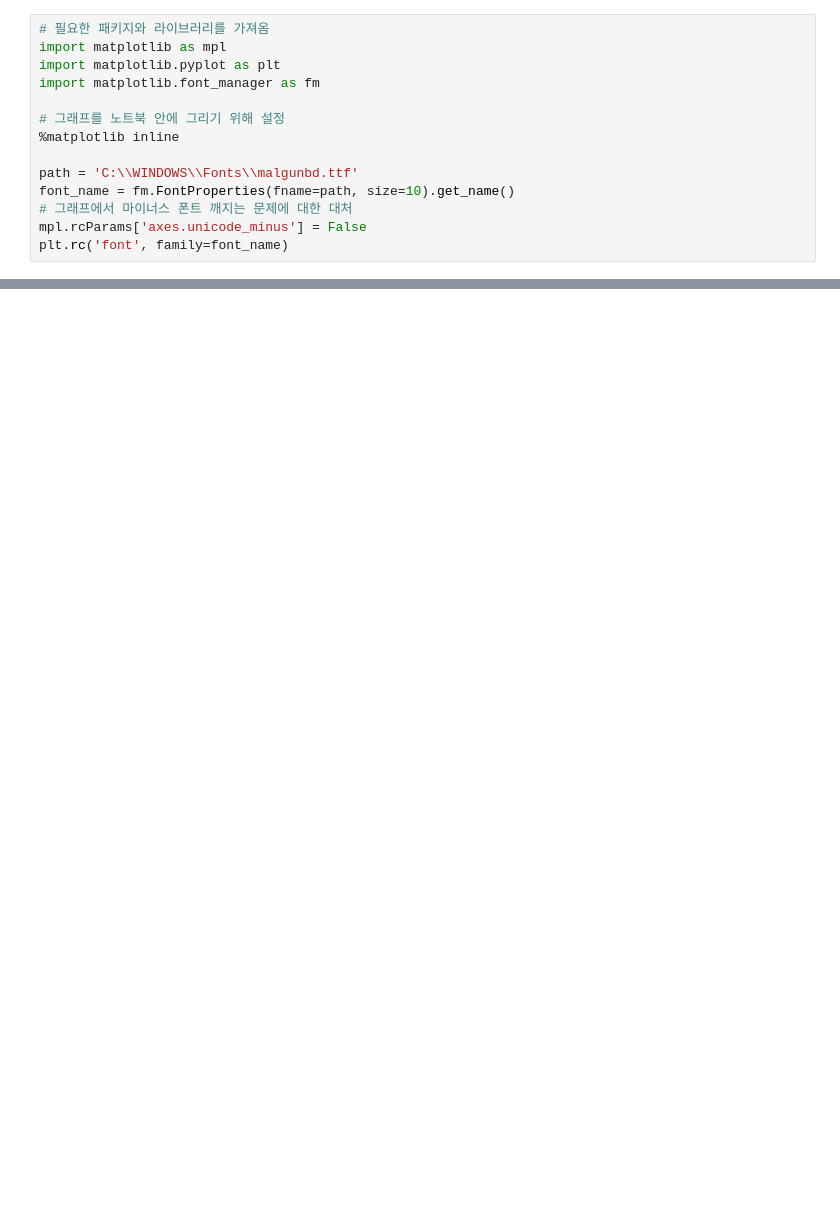
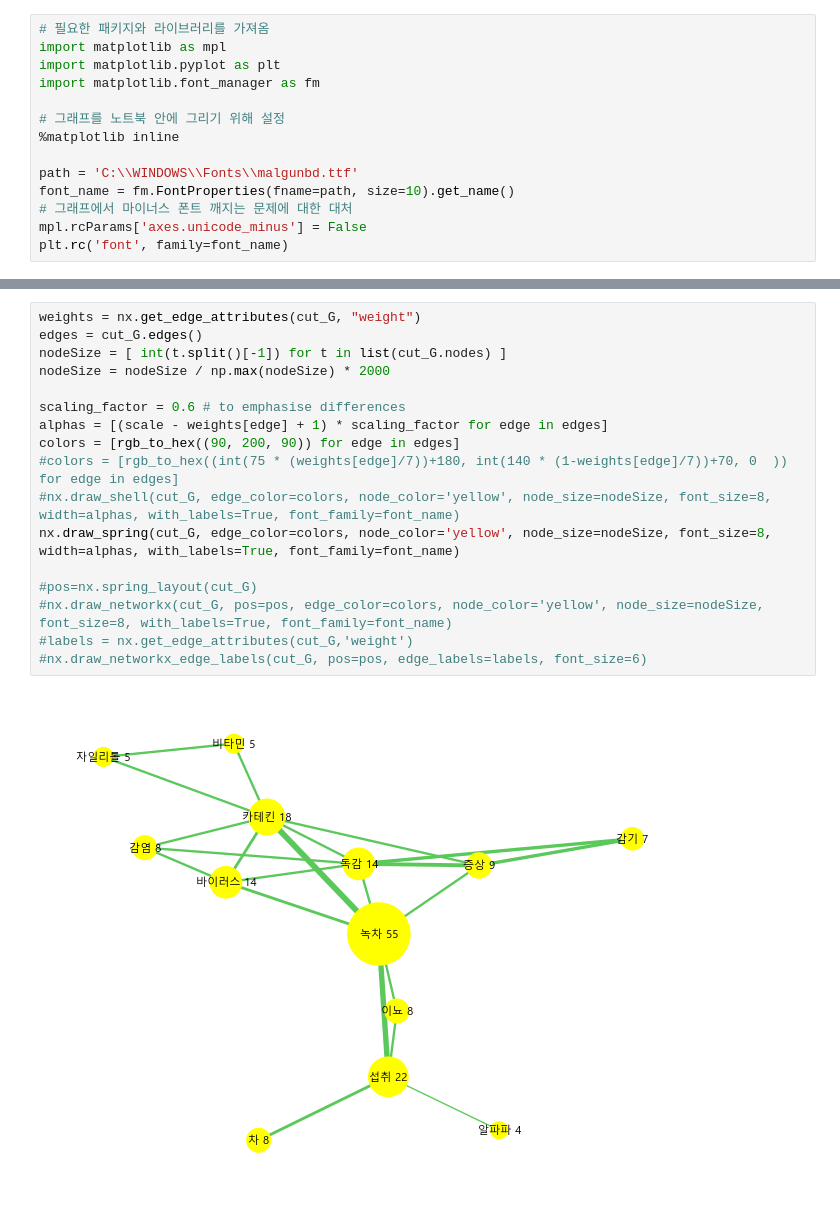
Before and after one commit to JeonJaeHyeong/knowledge_graph_python, a Jupyter notebook: graph.ipynb, the cells around one changed output, grey strips where cells are left out. Drawn from its saved outputs; the diff is of its cells as text; blank space fills up the shorter version.

```diff
--- a/graph.ipynb
+++ b/graph.ipynb
@@ -176 +233,20 @@ plt.rc('font', family=font_name)
+# %%
+weights = nx.get_edge_attributes(cut_G, "weight")
+edges = cut_G.edges()
+nodeSize = [ int(t.split()[-1]) for t in list(cut_G.nodes) ]
+nodeSize = nodeSize / np.max(nodeSize) * 2000
+
+scaling_factor = 0.6 # to emphasise differences
+alphas = [(scale - weights[edge] + 1) * scaling_factor for edge in edges]
+colors = [rgb_to_hex((90, 200, 90)) for edge in edges]
+#colors = [rgb_to_hex((int(75 * (weights[edge]/7))+180, int(140 * (1-weights[edge]/7))+70, 0  )) for edge in edges]
+#nx.draw_shell(cut_G, edge_color=colors, node_color='yellow', node_size=nodeSize, font_size=8, width=alphas, with_labels=True, font_family=font_name)
+nx.draw_spring(cut_G, edge_color=colors, node_color='yellow', node_size=nodeSize, font_size=8, width=alphas, with_labels=True, font_family=font_name)
+
+#pos=nx.spring_layout(cut_G)
+#nx.draw_networkx(cut_G, pos=pos, edge_color=colors, node_color='yellow', node_size=nodeSize, font_size=8, with_labels=True, font_family=font_name)
+#labels = nx.get_edge_attributes(cut_G,'weight')
+#nx.draw_networkx_edge_labels(cut_G, pos=pos, edge_labels=labels, font_size=6)
+# %% [output]
+[figure, added]
 # %%
```
Also changed, not shown: parts of 11 cells of this notebook, 4 other files.
